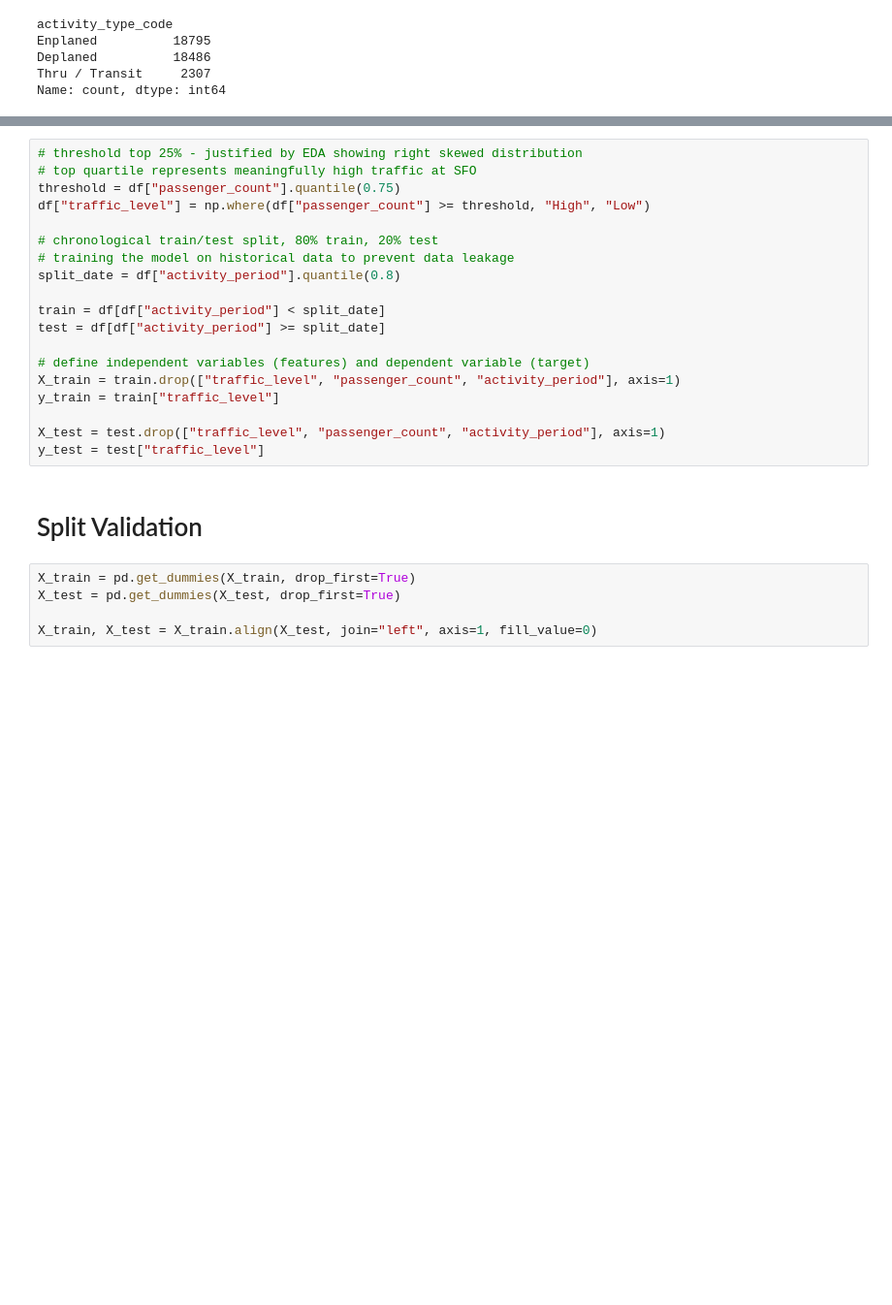
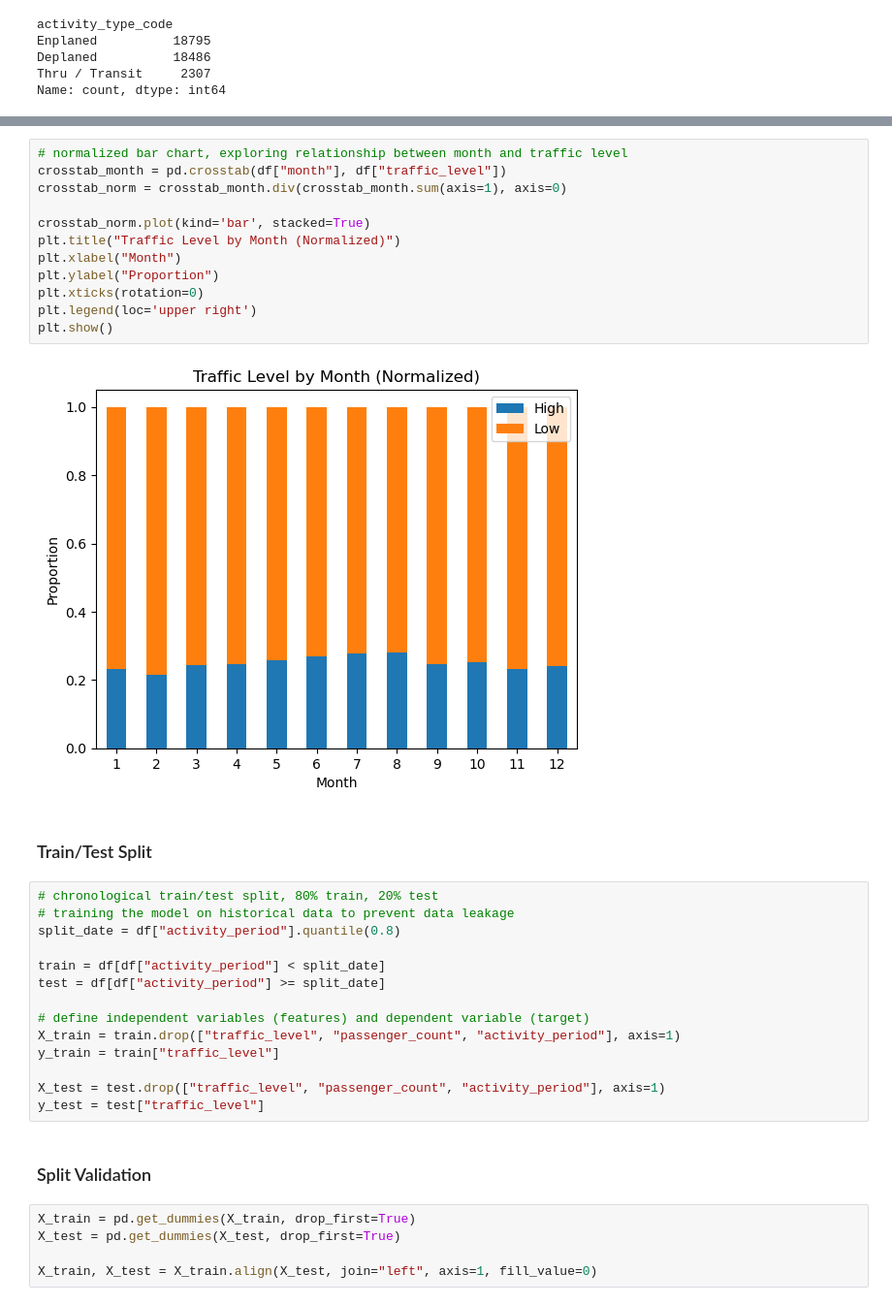
Before and after one commit to andrewhash/air-traffic-data-mining, a Jupyter notebook: air_traffic_analysis.ipynb, the cells around one changed output, grey strips where cells are left out. Shown at 97% size. Drawn from its saved outputs; the diff is of its cells as text; blank space fills up the shorter version.

```diff
--- a/air_traffic_analysis.ipynb
+++ b/air_traffic_analysis.ipynb
@@ -262,9 +279,20 @@ Name: count, dtype: int64
+# %%
+# normalized bar chart, exploring relationship between month and traffic level
+crosstab_month = pd.crosstab(df["month"], df["traffic_level"])
+crosstab_norm = crosstab_month.div(crosstab_month.sum(axis=1), axis=0)
+
+crosstab_norm.plot(kind='bar', stacked=True)
+plt.title("Traffic Level by Month (Normalized)")
+plt.xlabel("Month")
+plt.ylabel("Proportion")
+plt.xticks(rotation=0)
+plt.legend(loc='upper right')
+plt.show()
+# %% [output]
+[figure, added]
+# %% [markdown]
+### Train/Test Split
 # %%
-# threshold top 25% - justified by EDA showing right skewed distribution
-# top quartile represents meaningfully high traffic at SFO
-threshold = df["passenger_count"].quantile(0.75)
-df["traffic_level"] = np.where(df["passenger_count"] >= threshold, "High", "Low")
-
 # chronological train/test split, 80% train, 20% test
 # training the model on historical data to prevent data leakage
 split_date = df["activity_period"].quantile(0.8)
@@ -279,7 +307,7 @@ y_train = train["traffic_level"]
 X_test = test.drop(["traffic_level", "passenger_count", "activity_period"], axis=1)
 y_test = test["traffic_level"]
 # %% [markdown]
-# Split Validation
+### Split Validation
 # %%
 X_train = pd.get_dummies(X_train, drop_first=True)
 X_test = pd.get_dummies(X_test, drop_first=True)
```
Also changed, not shown: parts of 3 cells of this notebook.
